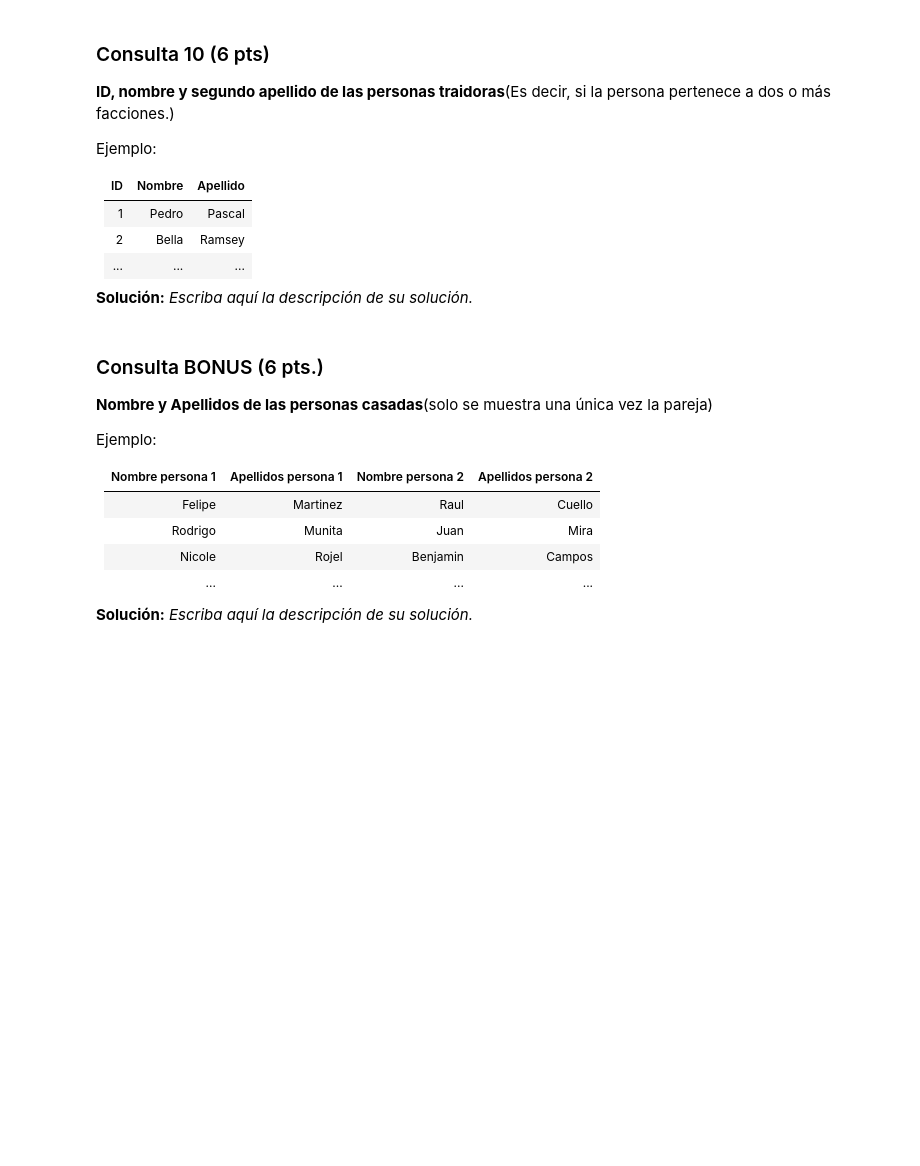
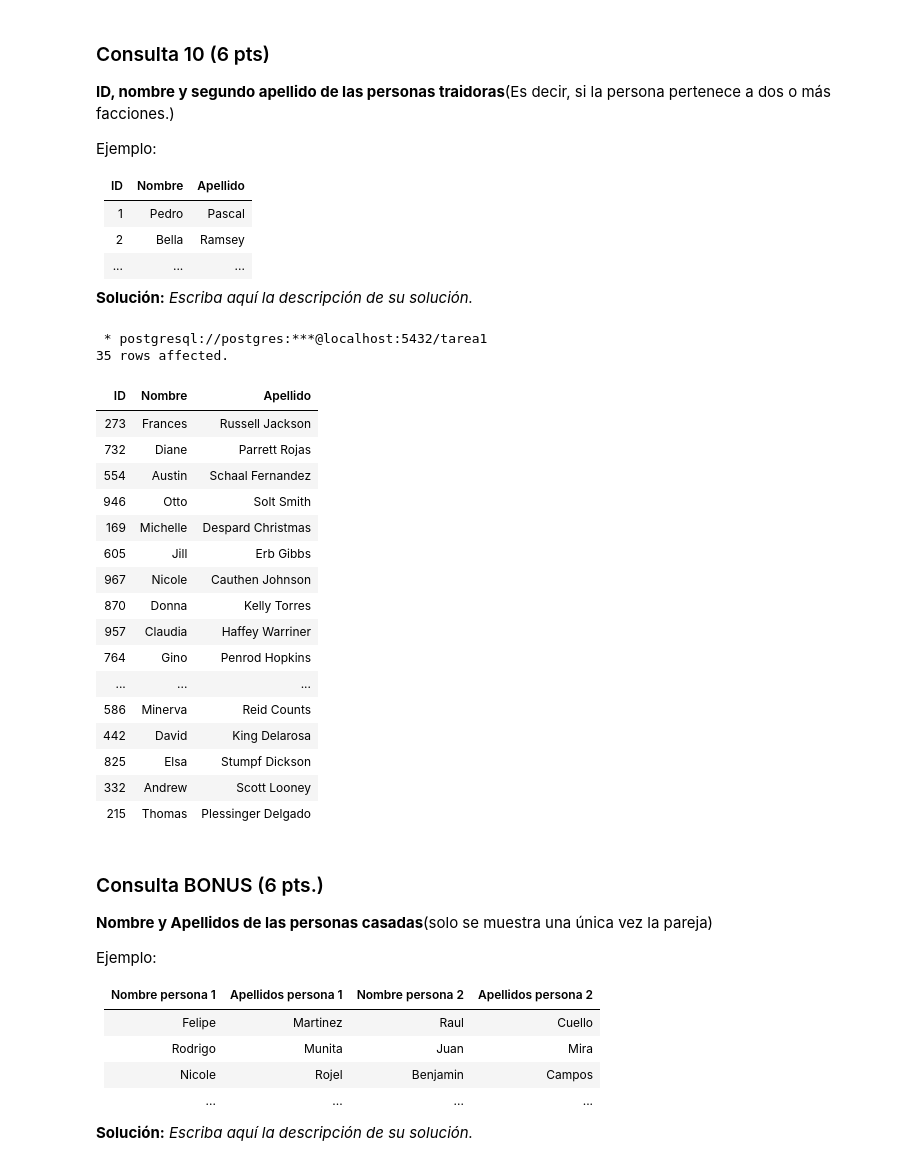
Before and after one commit to evwng/INF239_Tareas, a Jupyter notebook: Tarea-1-Grupo23/Tarea1_Grupo23.ipynb, the cells around one changed output. Saved outputs shown, nothing was run; the diff lists cells and outputs as text; code cells hidden in the pictures; blank space fills up the shorter version.

```diff
--- a/Tarea-1-Grupo23/Tarea1_Grupo23.ipynb
+++ b/Tarea-1-Grupo23/Tarea1_Grupo23.ipynb
@@ -615,3 +665,32 @@ FROM
+# %%
+%%sql
+SELECT
+    personas.id "ID", personas.nombre "Nombre", personas.apellidos "Apellido"
+FROM personas
+    INNER JOIN persona_pertenece_faccion ON personas.id = persona_pertenece_faccion.id_persona
+GROUP BY personas.id
+HAVING
+    COUNT(personas.id) > 1;
+# %% [output]
+ * postgresql://postgres:***@localhost:5432/tarea1
+35 rows affected.
+| ID | Nombre | Apellido |
+| 273 | Frances | Russell Jackson |
+| 732 | Diane | Parrett Rojas |
+| 554 | Austin | Schaal Fernandez |
+| 946 | Otto | Solt Smith |
+| 169 | Michelle | Despard Christmas |
+| 605 | Jill | Erb Gibbs |
+| 967 | Nicole | Cauthen Johnson |
+| 870 | Donna | Kelly Torres |
+| 957 | Claudia | Haffey Warriner |
+| 764 | Gino | Penrod Hopkins |
+| ... | ... | ... |
+| 586 | Minerva | Reid Counts |
+| 442 | David | King Delarosa |
+| 825 | Elsa | Stumpf Dickson |
+| 332 | Andrew | Scott Looney |
+| 215 | Thomas | Plessinger Delgado |
 # %% [markdown]
 ### Consulta BONUS (6 pts.)
 
```
Also changed, not shown: parts of 13 cells of this notebook.
